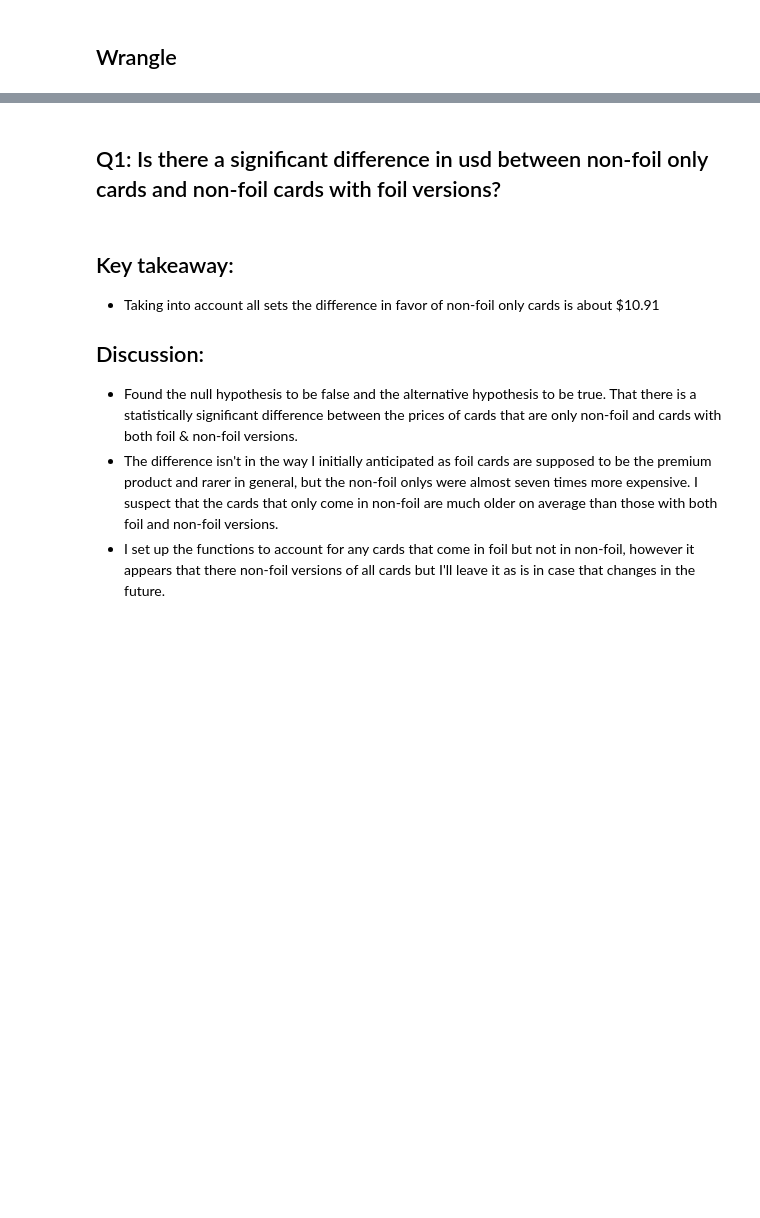
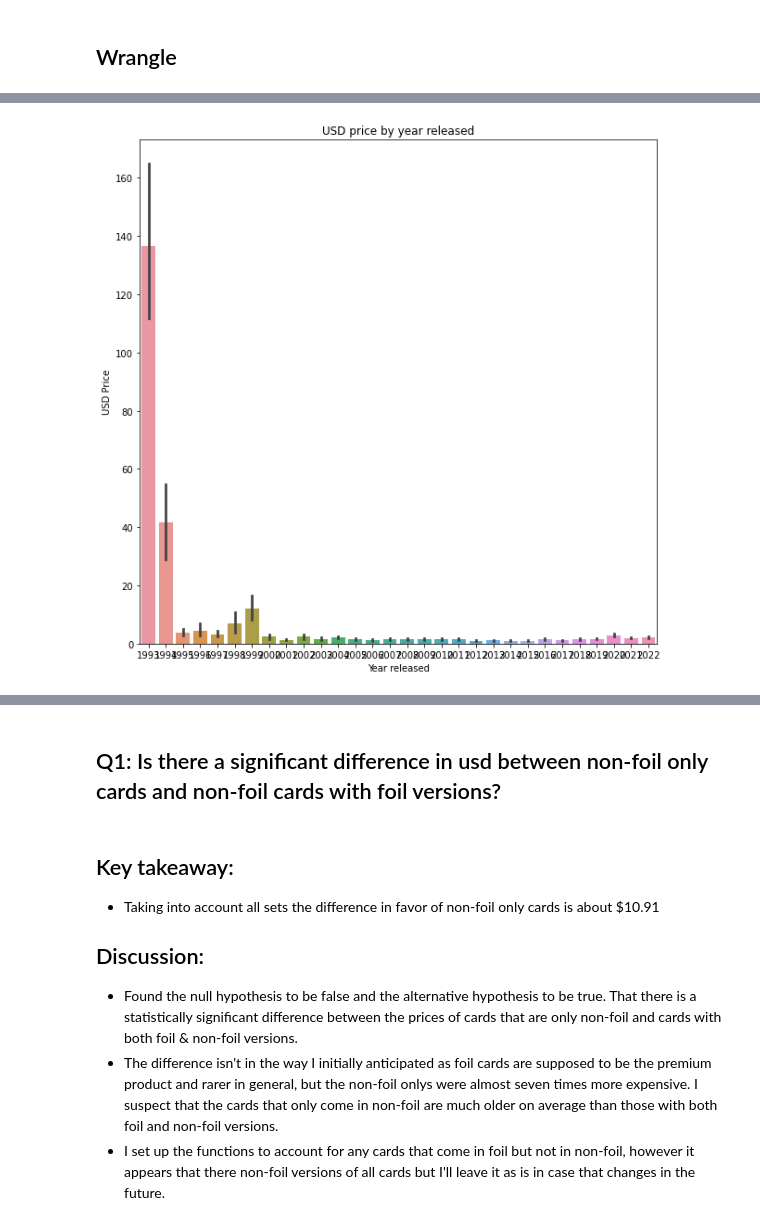
Before and after one commit to Jemison-DavidJasonStephenVasiliy/MTG-Project, a Jupyter notebook: Jason/draft_mvp.ipynb, the cells around one changed output, grey strips where cells are left out. Drawn from its saved outputs; the diff is of its cells as text; code cells hidden in the pictures; blank space fills up the shorter version.

```diff
--- a/Jason/draft_mvp.ipynb
+++ b/Jason/draft_mvp.ipynb
@@ -25,0 +59,4 @@ Found file in working directory!
+# %%
+explore.vis_usd_by_year(train)
+# %% [output]
+[figure, added]
```
Also changed, not shown: parts of 34 cells of this notebook, 3 other files.
